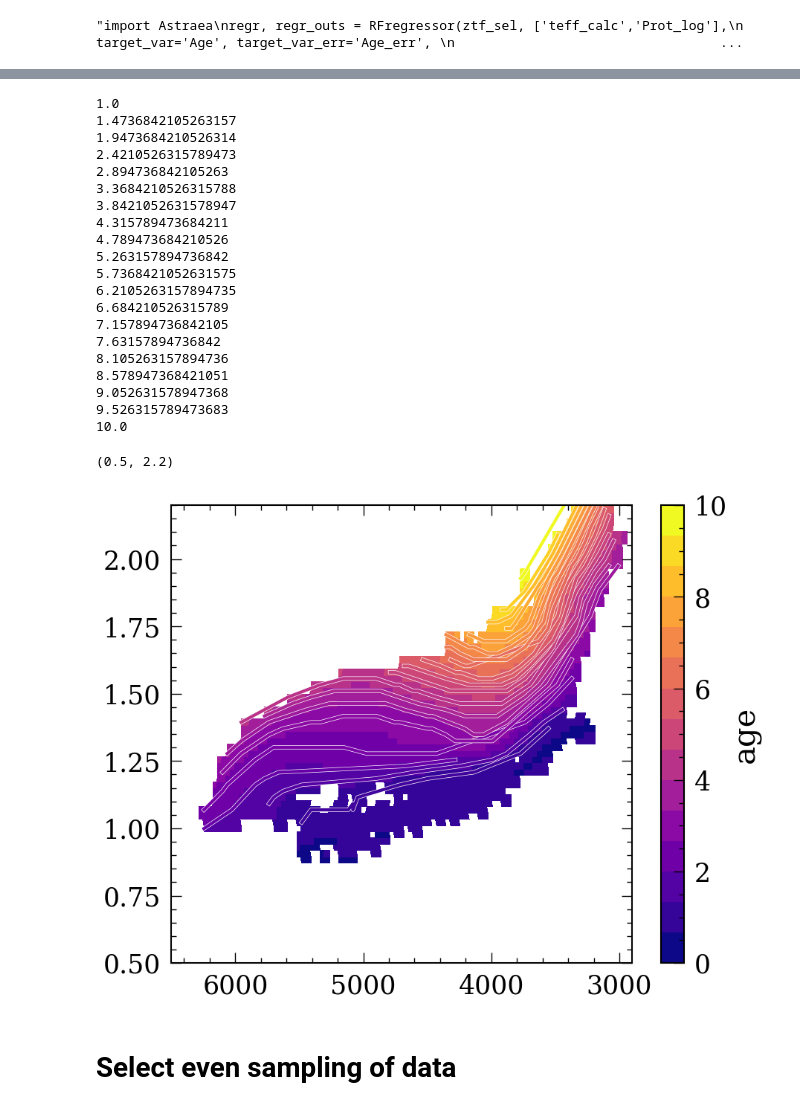
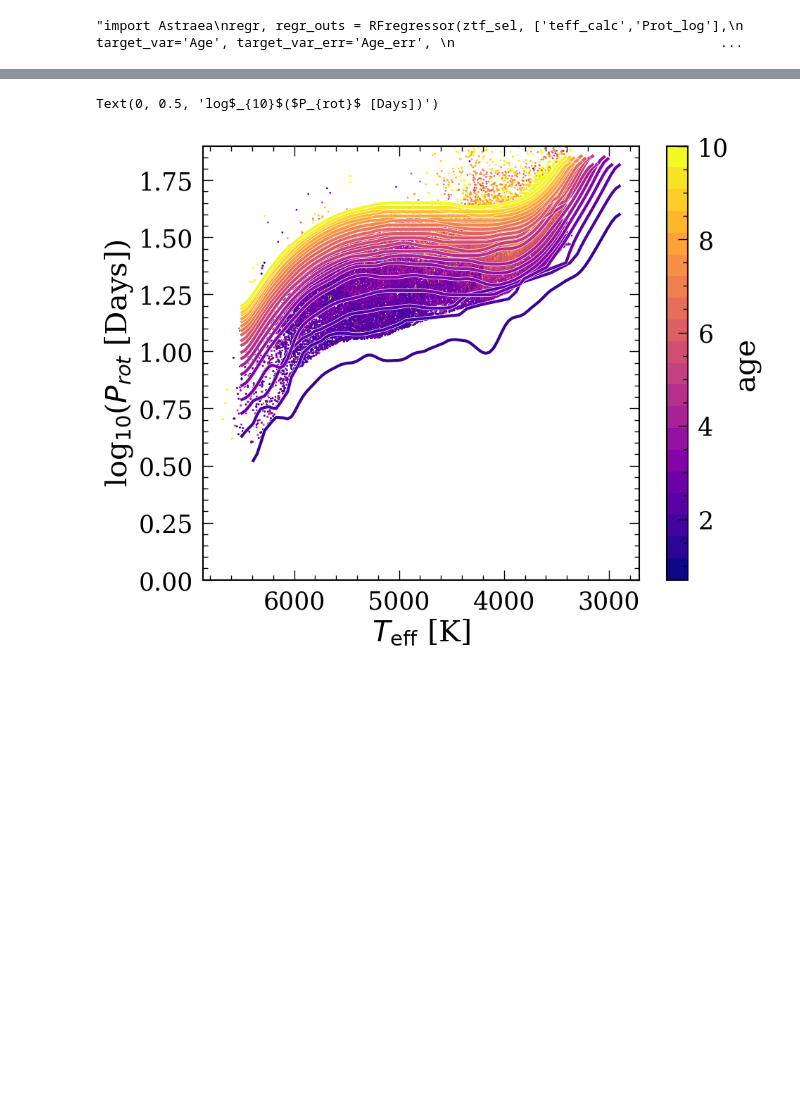
Before and after one commit to lyx12311/GP_gyro, a Jupyter notebook: GP_fit.ipynb, the cells around one changed output, grey strips where cells are left out. Saved outputs shown, nothing was run; the diff lists cells and outputs as text; code cells hidden in the pictures; blank space fills up the shorter version.

```diff
--- a/GP_fit.ipynb
+++ b/GP_fit.ipynb
@@ -450,7 +561,7 @@ ztf_pick['cluster'] = 0
 print(len(ztf_pick))
 ztf_pick = ztf_pick.dropna(subset=['teff_calc','Prot_log','Age','Age_err'])
 
-ztf_pick['Age_err'] = ztf_pick['Age_err']+1
+ztf_pick['Age_err'] = ztf_pick['Age_err']+1.
 ztf_sel = ztf_pick.reset_index(drop=True)
 print(len(ztf_pick))
 # %% [output]
@@ -481,8 +592,17 @@ print(len(ztf_sel))"""
 "import Astraea\nregr, regr_outs = RFregressor(ztf_sel, ['teff_calc','Prot_log'],\n                                      target_var='Age', target_var_err='Age_err', \n                                  ...
 # %%
 print(len(ztf_sel))
-oc['Age_err'] = [max([i*0.1, 0.1]) for i in oc['Age']]
+ageerrs = oc['AGE_err'].values/1000
+m = (oc['Age']>1)&(oc['teff_calc']<6000)
+ageerrs[m] = np.array([max([i*0.1, 0.5]) for i in oc['Age']])[m]
+oc['Age_err'] = ageerrs
+
 ztf_sel = pd.concat([ztf_sel, oc]).dropna(subset=['teff_calc','Prot_log','Age','Age_err'])
-ztf_sel = ztf_sel.loc[~((ztf_sel['cluster']==1)&(ztf_sel['teff_calc']>5500))]
+#ztf_sel = ztf_sel.loc[~((ztf_sel['cluster']==1)&(ztf_sel['teff_calc']>5500))]
 print(len(ztf_sel))
+#ztf_sel = ztf_sel.loc[~((ztf_sel['Prot_log']>1.7)&(ztf_sel['Age']<4)&(ztf_sel['teff_calc']>3300))]
+#ztf_sel = ztf_sel.loc[~((ztf_sel['Prot_log']>1.8)&(ztf_sel['teff_calc']>4100))]
+#ztf_sel = ztf_sel.loc[ztf_sel['teff_calc']>3300]
+
+print(len(ztf_sel))
 # %% [output]
@@ -522,7 +646,7 @@ plt.plot(oc['teff_calc'][m], oc['Prot_log'][m], 'ro')
 # %%
 # prediction grid
 x_grid = np.linspace(2900, 6500, 100)
-y_grid = np.linspace(0, 2.3, 100)
+y_grid = np.linspace(min(protgrid), max(protgrid), 100)
 
 x_, y_ = np.meshgrid(x_grid, y_grid)
 y_true = np.zeros((len(y_grid),len(x_grid)))
@@ -769,46 +890,36 @@ for i in range(len(uniqage_plot)):
 # %%
-randomage = np.linspace(1, 10, 20)
+randomage = np.linspace(0.7, 10, 20)
 plt.figure(figsize=(10,8))
 
-
-plt.pcolor(x_mask, y_mask, y_pred_mask, vmin=0, vmax=10,
-          cmap=plt.get_cmap('plasma', 15))
+plt.scatter(ztf['teff_calc'], ztf['Prot_log'], c=ztf['kin_age'],
+           cmap=plt.get_cmap('plasma',len(randomage)),s=1,
+            vmin=min(randomage),vmax=max(randomage))
 
 colors = getcolor(sorted(np.append([0,10],randomage)))
 
 for i in range(len(randomage)):
+    teff_plot, logprot_plot = [], []
     ageplot = randomage[i]
-    print(ageplot)
-    m = (abs(age_pred_sing-ageplot)<ageplot*0.01)
-    teff_plot, logprot_plot = zip(*sorted(zip(teff_pred_sing[m], logprot_pred_sing[m])))
+
+    for j in range(len(x_grid)):
+        if min(abs(y_pred[:,j]-ageplot))/ageplot<0.05:
+            teff_plot.append(x_grid[j])
+            logprot_plot.append(y_grid[np.argmin(abs(y_pred[:,j]-ageplot))])
+
+
+    #plt.plot(teff_plot, logprot_plot, 'o', color='w', markersize=4)
+    #plt.plot(teff_plot, logprot_plot, 'o', color=colors[i+1], markersize=3)
+    logprot_plot = gaussian_filter(logprot_plot, 2)
+
     plt.plot(teff_plot, logprot_plot, color='w', linewidth=4)
     plt.plot(teff_plot, logprot_plot, color=colors[i+1], linewidth=3)
 
+
 plt.gca().invert_xaxis()
 plt.colorbar(label='age')
-plt.ylim([0.5,2.2])
+plt.ylim([min(protgrid), max(protgrid)])
+plt.xlabel('$T_{\\rm eff}$ [K]')
+plt.ylabel('log$_{10}$($P_{rot}$ [Days])')
 # %% [output]
-1.0
-1.4736842105263157
-1.9473684210526314
-2.4210526315789473
-2.894736842105263
-3.3684210526315788
-3.8421052631578947
-4.315789473684211
-4.789473684210526
-5.263157894736842
-5.7368421052631575
-6.2105263157894735
-6.684210526315789
-7.157894736842105
-7.63157894736842
-8.105263157894736
-8.578947368421051
-9.052631578947368
-9.526315789473683
-10.0
+Text(0, 0.5, 'log$_{10}$($P_{rot}$ [Days])')
-(0.5, 2.2)
-[figure, old version]
+[figure, new version]
-# %% [markdown]
-# Select even sampling of data
```
Also changed, not shown: parts of 41 cells of this notebook.
